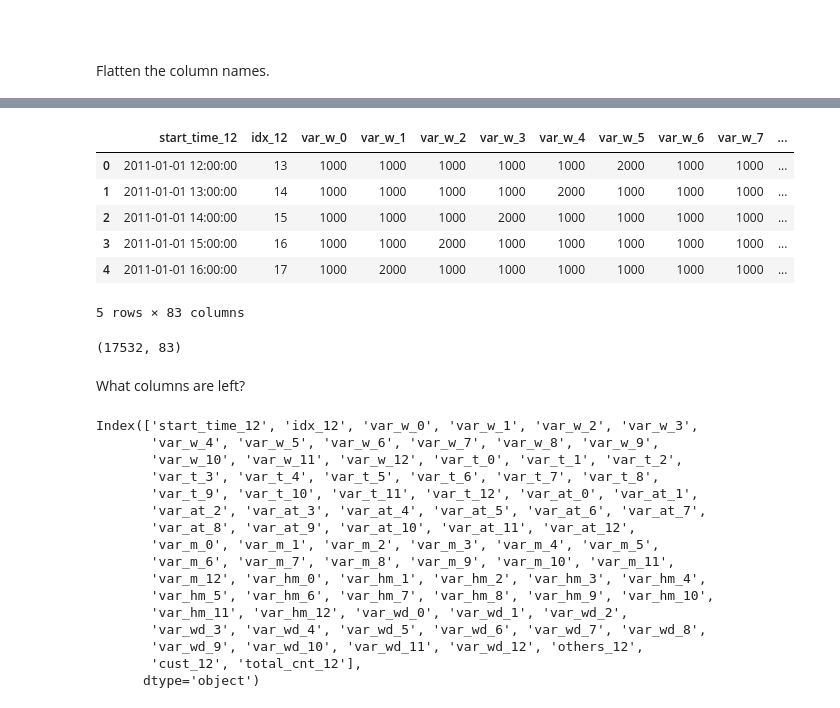
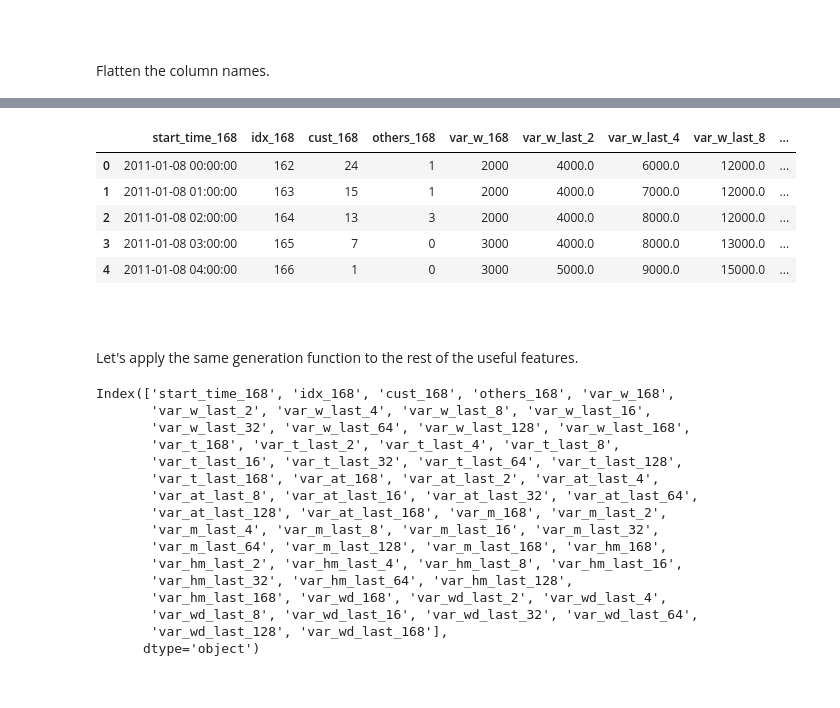
Before and after one commit to kanru-wang/customer_time_series_with_covariants, a Jupyter notebook: data_wrangling.ipynb, the cells around one changed output, grey strips where cells are left out. Saved outputs shown, nothing was run; the diff lists cells and outputs as text; code cells hidden in the pictures.

```diff
--- a/data_wrangling.ipynb
+++ b/data_wrangling.ipynb
@@ -140,7 +153,7 @@ list_of_df_by_window[0]
 The next step is to transform each window into a row. The list_of_df_by_stock_by_window_flatten_reindexed_unstacked is a list of such rows.
 # %%
 list_of_df_by_window_reindexed_unstacked = \
-    [window.reset_index().unstack()
+    [window.reset_index(drop = True).unstack()
      for window in list_of_df_by_window]
 # %% [markdown]
 <br>
@@ -206,0 +288,2 @@ tidy_table.drop(['index_0', 'index_1', 'index_2', 'index_3', 'index_4', 'index_5
+# %%
+tidy_more_features = tidy_table[['start_time_168', 'idx_168', 'cust_168', 'others_168']]
@@ -206,0 +302,14 @@ tidy_table.drop(['index_0', 'index_1', 'index_2', 'index_3', 'index_4', 'index_5
+# %%
+def add_more_rolling_features(df1, df2, string, start, end):
+    df1.loc[:, string + '_168'] = df2.loc[:, string + '_168']
+    df1.loc[:, string + '_last_2'] = df2.iloc[:, end - 1 - 2 ** 1 : end - 1].sum(axis=1)
+    df1.loc[:, string + '_last_4'] = df2.iloc[:, end - 1 - 2 ** 2 : end - 1].sum(axis=1)
+    df1.loc[:, string + '_last_8'] = df2.iloc[:, end - 1 - 2 ** 3 : end - 1].sum(axis=1)
+    df1.loc[:, string + '_last_16'] = df2.iloc[:, end - 1 - 2 ** 4 : end - 1].sum(axis=1)
+    df1.loc[:, string + '_last_32'] = df2.iloc[:, end - 1 - 2 ** 5 : end - 1].sum(axis=1)
+    df1.loc[:, string + '_last_64'] = df2.iloc[:, end - 1 - 2 ** 6 : end - 1].sum(axis=1)
+    df1.loc[:, string + '_last_128'] = df2.iloc[:, end - 1 - 2 ** 7 : end - 1].sum(axis=1)
+    df1.loc[:, string + '_last_168'] = df2.iloc[:, start : end - 1].sum(axis=1)
+    return df1
+# %%
+tidy_more_features = add_more_rolling_features(tidy_more_features, tidy_table, 'var_w', 169 * 2, 169 * 3)
@@ -207,16 +327,13 @@ tidy_table.drop(['index_0', 'index_1', 'index_2', 'index_3', 'index_4', 'index_5
 # %%
-tidy_table_dropped.head()
+tidy_more_features.head()
 # %% [output]
-|  | start_time_12 | idx_12 | var_w_0 | var_w_1 | var_w_2 | var_w_3 | var_w_4 | var_w_5 | var_w_6 | var_w_7 | ... |
-| 0 | 2011-01-01 12:00:00 | 13 | 1000 | 1000 | 1000 | 1000 | 1000 | 2000 | 1000 | 1000 | ... |
-| 1 | 2011-01-01 13:00:00 | 14 | 1000 | 1000 | 1000 | 1000 | 2000 | 1000 | 1000 | 1000 | ... |
-| 2 | 2011-01-01 14:00:00 | 15 | 1000 | 1000 | 1000 | 2000 | 1000 | 1000 | 1000 | 1000 | ... |
-| 3 | 2011-01-01 15:00:00 | 16 | 1000 | 1000 | 2000 | 1000 | 1000 | 1000 | 1000 | 1000 | ... |
-| 4 | 2011-01-01 16:00:00 | 17 | 1000 | 2000 | 1000 | 1000 | 1000 | 1000 | 1000 | 1000 | ... |
+|  | start_time_168 | idx_168 | cust_168 | others_168 | var_w_168 | var_w_last_2 | var_w_last_4 | var_w_last_8 | ... |
+| 0 | 2011-01-08 00:00:00 | 162 | 24 | 1 | 2000 | 4000.0 | 6000.0 | 12000.0 | ... |
+| 1 | 2011-01-08 01:00:00 | 163 | 15 | 1 | 2000 | 4000.0 | 7000.0 | 12000.0 | ... |
+| 2 | 2011-01-08 02:00:00 | 164 | 13 | 3 | 2000 | 4000.0 | 8000.0 | 12000.0 | ... |
+| 3 | 2011-01-08 03:00:00 | 165 | 7 | 0 | 3000 | 4000.0 | 8000.0 | 13000.0 | ... |
+| 4 | 2011-01-08 04:00:00 | 166 | 1 | 0 | 3000 | 5000.0 | 9000.0 | 15000.0 | ... |
-5 rows × 83 columns
-# %%
-tidy_table_dropped.shape
-# %% [output]
-(17532, 83)
-# %% [markdown]
-What columns are left?
+# %% [markdown]
+<br>
+<br>
+Let's apply the same generation function to the rest of the useful features.
@@ -223,19 +347,19 @@ What columns are left?
 # %%
-tidy_table_dropped.columns
+tidy_more_features.columns
 # %% [output]
-Index(['start_time_12', 'idx_12', 'var_w_0', 'var_w_1', 'var_w_2', 'var_w_3',
-       'var_w_4', 'var_w_5', 'var_w_6', 'var_w_7', 'var_w_8', 'var_w_9',
-       'var_w_10', 'var_w_11', 'var_w_12', 'var_t_0', 'var_t_1', 'var_t_2',
-       'var_t_3', 'var_t_4', 'var_t_5', 'var_t_6', 'var_t_7', 'var_t_8',
-       'var_t_9', 'var_t_10', 'var_t_11', 'var_t_12', 'var_at_0', 'var_at_1',
-       'var_at_2', 'var_at_3', 'var_at_4', 'var_at_5', 'var_at_6', 'var_at_7',
-       'var_at_8', 'var_at_9', 'var_at_10', 'var_at_11', 'var_at_12',
-       'var_m_0', 'var_m_1', 'var_m_2', 'var_m_3', 'var_m_4', 'var_m_5',
-       'var_m_6', 'var_m_7', 'var_m_8', 'var_m_9', 'var_m_10', 'var_m_11',
-       'var_m_12', 'var_hm_0', 'var_hm_1', 'var_hm_2', 'var_hm_3', 'var_hm_4',
-       'var_hm_5', 'var_hm_6', 'var_hm_7', 'var_hm_8', 'var_hm_9', 'var_hm_10',
-       'var_hm_11', 'var_hm_12', 'var_wd_0', 'var_wd_1', 'var_wd_2',
-       'var_wd_3', 'var_wd_4', 'var_wd_5', 'var_wd_6', 'var_wd_7', 'var_wd_8',
-       'var_wd_9', 'var_wd_10', 'var_wd_11', 'var_wd_12', 'others_12',
-       'cust_12', 'total_cnt_12'],
+Index(['start_time_168', 'idx_168', 'cust_168', 'others_168', 'var_w_168',
+       'var_w_last_2', 'var_w_last_4', 'var_w_last_8', 'var_w_last_16',
+       'var_w_last_32', 'var_w_last_64', 'var_w_last_128', 'var_w_last_168',
+       'var_t_168', 'var_t_last_2', 'var_t_last_4', 'var_t_last_8',
+       'var_t_last_16', 'var_t_last_32', 'var_t_last_64', 'var_t_last_128',
+       'var_t_last_168', 'var_at_168', 'var_at_last_2', 'var_at_last_4',
+       'var_at_last_8', 'var_at_last_16', 'var_at_last_32', 'var_at_last_64',
+       'var_at_last_128', 'var_at_last_168', 'var_m_168', 'var_m_last_2',
+       'var_m_last_4', 'var_m_last_8', 'var_m_last_16', 'var_m_last_32',
+       'var_m_last_64', 'var_m_last_128', 'var_m_last_168', 'var_hm_168',
+       'var_hm_last_2', 'var_hm_last_4', 'var_hm_last_8', 'var_hm_last_16',
+       'var_hm_last_32', 'var_hm_last_64', 'var_hm_last_128',
+       'var_hm_last_168', 'var_wd_168', 'var_wd_last_2', 'var_wd_last_4',
+       'var_wd_last_8', 'var_wd_last_16', 'var_wd_last_32', 'var_wd_last_64',
+       'var_wd_last_128', 'var_wd_last_168'],
       dtype='object')
```
Also changed, not shown: parts of 35 cells of this notebook.
